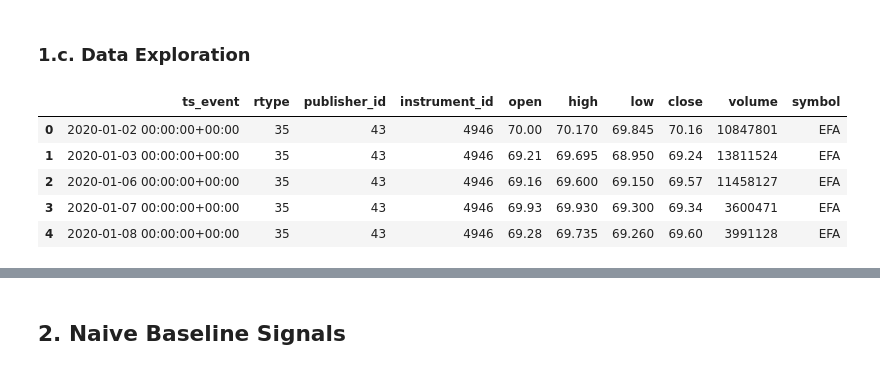
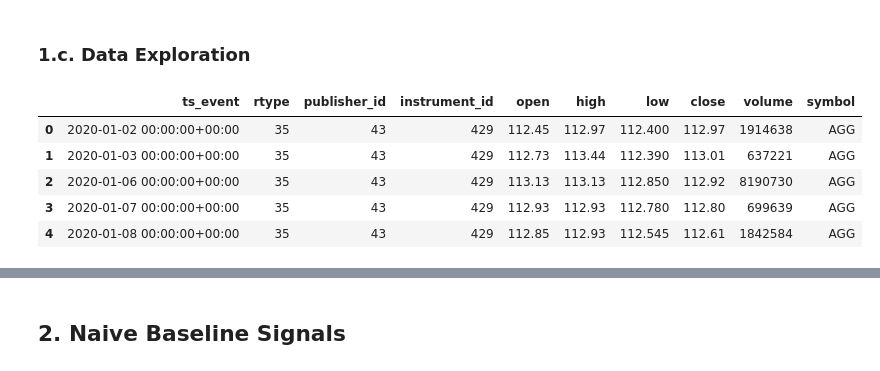
Before and after one commit to ayumoesylv/Sylvia-CTA-Backtesting-Project, a Jupyter notebook: strategy.ipynb, the cells around one changed output, grey strips where cells are left out. Drawn from its saved outputs; the diff is of its cells as text; code cells hidden in the pictures.

```diff
--- a/strategy.ipynb
+++ b/strategy.ipynb
@@ -48,15 +49,15 @@ print(price_data)
 # %% [markdown]
 ### 1.c. Data Exploration
 # %%
-sname = "EFA"
+sname = "AGG"
 price_data_set = price_data[sname + "_ohlcv_1d.csv"]
 price_data_set.head()
 # %% [output]
 |  | ts_event | rtype | publisher_id | instrument_id | open | high | low | close | volume | symbol |
-| 0 | 2020-01-02 00:00:00+00:00 | 35 | 43 | 4946 | 70.00 | 70.170 | 69.845 | 70.16 | 10847801 | EFA |
-| 1 | 2020-01-03 00:00:00+00:00 | 35 | 43 | 4946 | 69.21 | 69.695 | 68.950 | 69.24 | 13811524 | EFA |
-| 2 | 2020-01-06 00:00:00+00:00 | 35 | 43 | 4946 | 69.16 | 69.600 | 69.150 | 69.57 | 11458127 | EFA |
-| 3 | 2020-01-07 00:00:00+00:00 | 35 | 43 | 4946 | 69.93 | 69.930 | 69.300 | 69.34 | 3600471 | EFA |
-| 4 | 2020-01-08 00:00:00+00:00 | 35 | 43 | 4946 | 69.28 | 69.735 | 69.260 | 69.60 | 3991128 | EFA |
+| 0 | 2020-01-02 00:00:00+00:00 | 35 | 43 | 429 | 112.45 | 112.97 | 112.400 | 112.97 | 1914638 | AGG |
+| 1 | 2020-01-03 00:00:00+00:00 | 35 | 43 | 429 | 112.73 | 113.44 | 112.390 | 113.01 | 637221 | AGG |
+| 2 | 2020-01-06 00:00:00+00:00 | 35 | 43 | 429 | 113.13 | 113.13 | 112.850 | 112.92 | 8190730 | AGG |
+| 3 | 2020-01-07 00:00:00+00:00 | 35 | 43 | 429 | 112.93 | 112.93 | 112.780 | 112.80 | 699639 | AGG |
+| 4 | 2020-01-08 00:00:00+00:00 | 35 | 43 | 429 | 112.85 | 112.93 | 112.545 | 112.61 | 1842584 | AGG |
 # %%
 prices = price_data_set['close']
```
Also changed, not shown: parts of 7 cells of this notebook, 1 other file.
